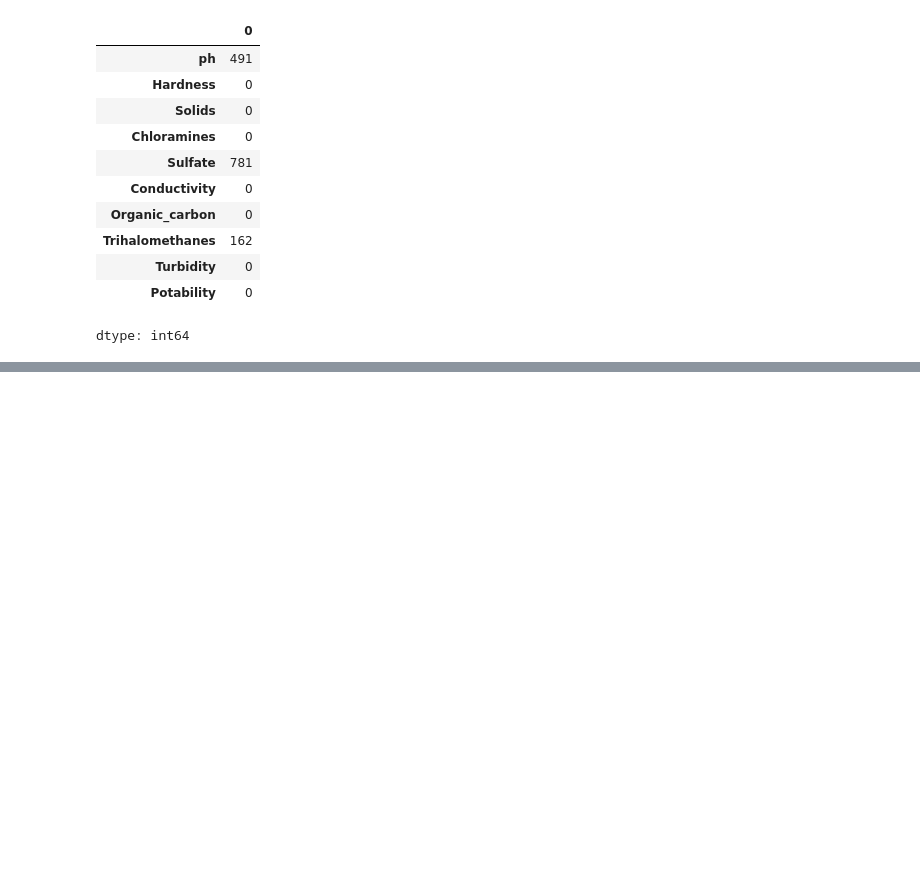
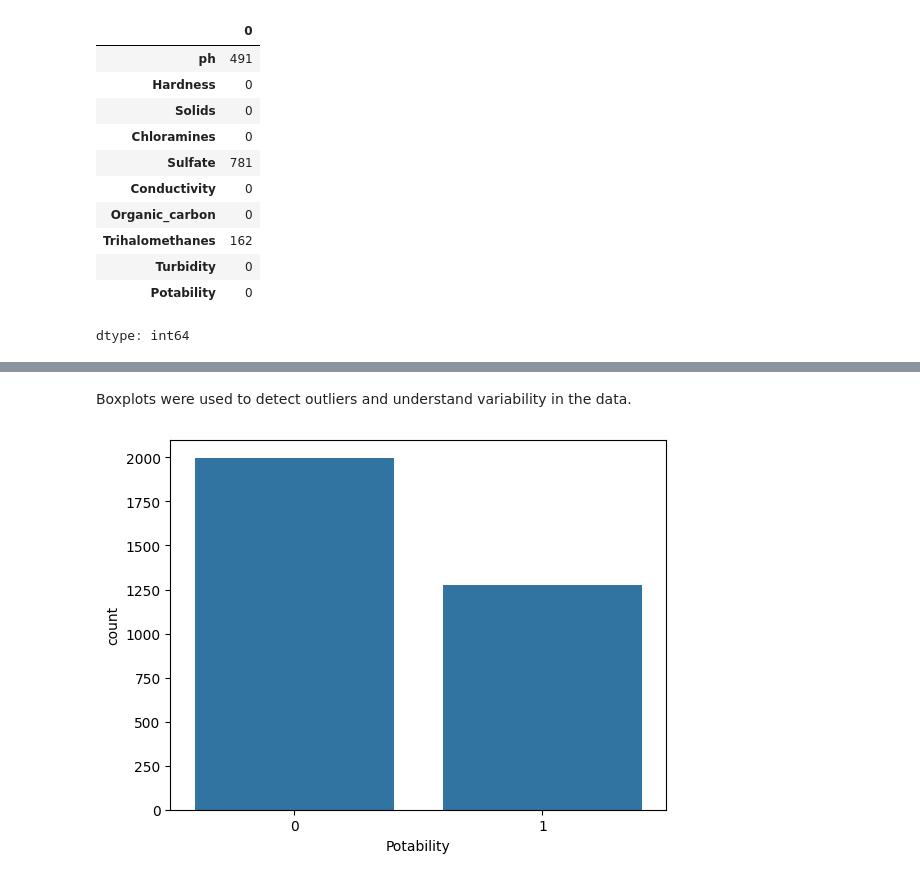
Before and after one commit to abikrishnanmsds25-web/WATER-QUALITY-CLASSIFICATION-FOR-SAFE-DRINKING-PREDICTION, a Jupyter notebook: data_understanding.ipynb, the cells around one changed output, grey strips where cells are left out. Saved outputs shown, nothing was run; the diff lists cells and outputs as text; code cells hidden in the pictures; blank space fills up the shorter version.

```diff
--- a/data_understanding.ipynb
+++ b/data_understanding.ipynb
@@ -73,0 +189,7 @@ dtype: int64
+# %% [markdown]
+Boxplots were used to detect outliers and understand variability in the data.
+# %%
+sns.countplot(x='Potability', data=df)
+plt.show()
+# %% [output]
+[figure, added]
```
Also changed, not shown: parts of 35 cells of this notebook.
